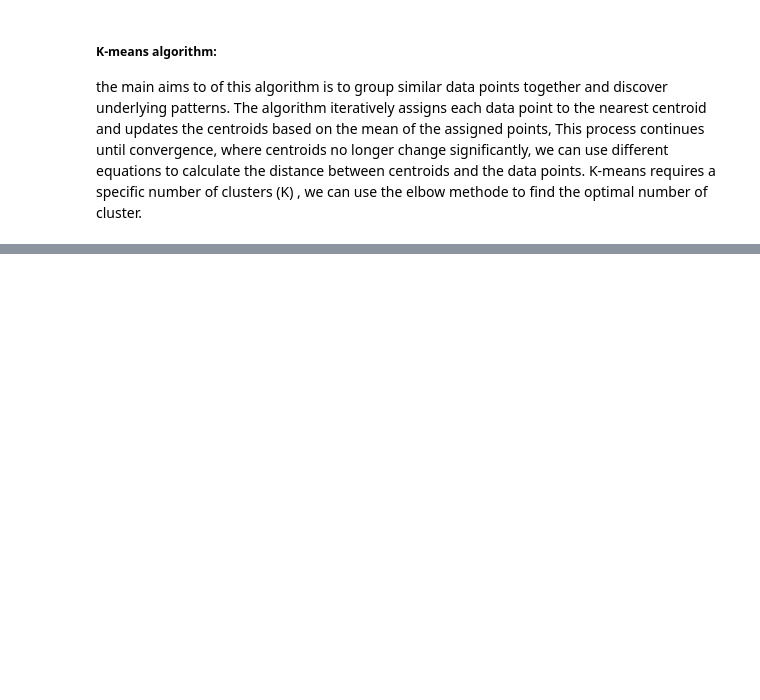
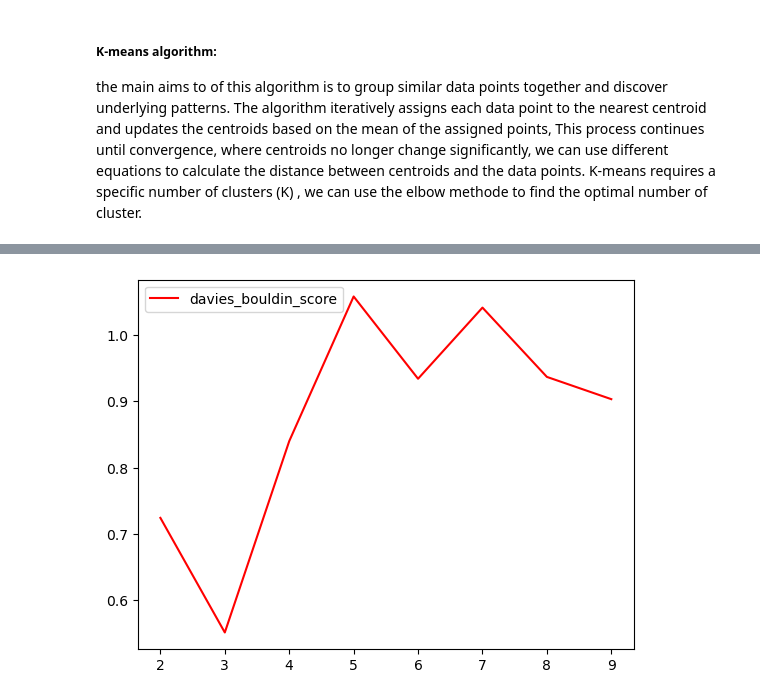
Before and after one commit to AIdjis/Clustering, a Jupyter notebook: notebooks/K-means.ipynb, the cells around one changed output, grey strips where cells are left out. Saved outputs shown, nothing was run; the diff lists cells and outputs as text; code cells hidden in the pictures; blank space fills up the shorter version.

```diff
--- a/notebooks/K-means.ipynb
+++ b/notebooks/K-means.ipynb
@@ -40,0 +85,9 @@ the main aims to of this algorithm is to group similar data points together and
+# %%
+"""The Davies-Bouldin Index is the average similarity ratio of each cluster with
+its most similar cluster, where lower values indicate better clustering."""
+
+plt.plot(n_clusters,results[1],label='davies_bouldin_score',color='red')
+plt.legend()
+plt.show()
+# %% [output]
+[figure, added]
```
Also changed, not shown: parts of 10 cells of this notebook.
